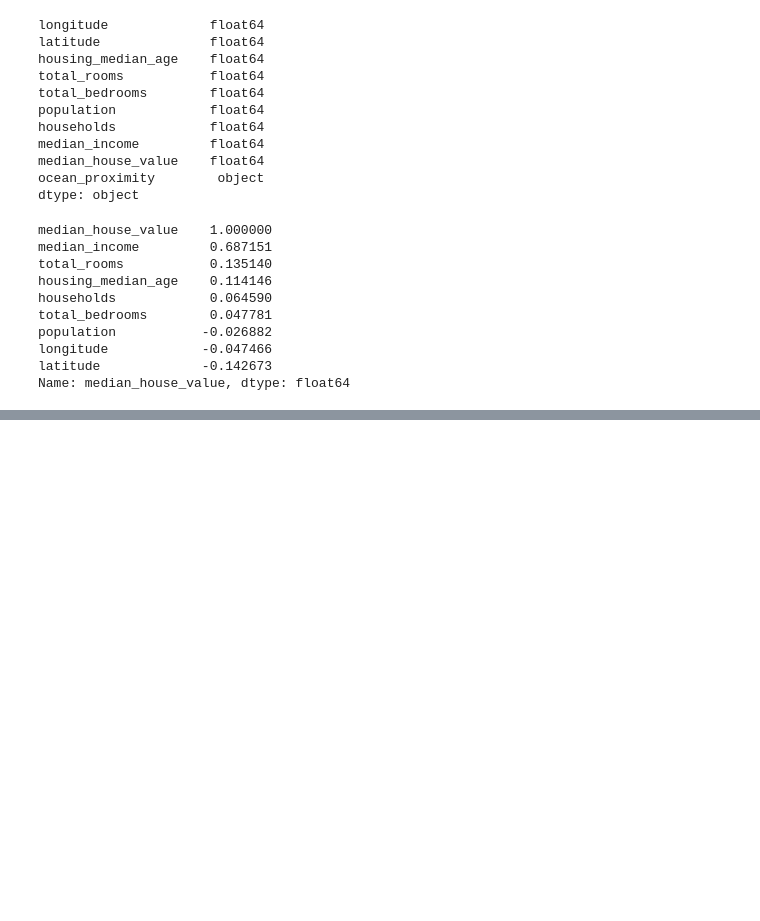
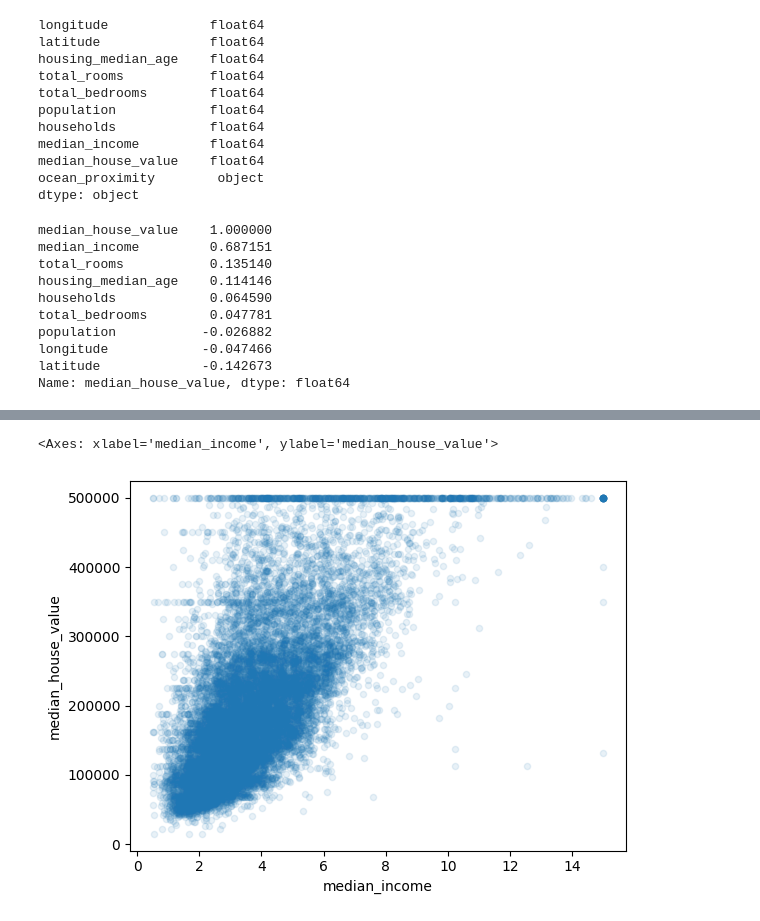
Before and after one commit to DougFigueroa/machine-learning-notebooks, a Jupyter notebook: linear_regression_housing/Housing.ipynb, the cells around one changed output, grey strips where cells are left out. Saved outputs shown, nothing was run; the diff lists cells and outputs as text; code cells hidden in the pictures; blank space fills up the shorter version.

```diff
--- a/linear_regression_housing/Housing.ipynb
+++ b/linear_regression_housing/Housing.ipynb
@@ -263,0 +289,7 @@ Name: median_house_value, dtype: float64
+# %%
+# you can see that the best correlation is between the median house value and the median income
+# the diagonal line can be omitted because is every variable agains themselves
+housing.plot(kind='scatter', x='median_income', y='median_house_value', alpha=0.1)
+# %% [output]
+<Axes: xlabel='median_income', ylabel='median_house_value'>
+[figure, added]
```
Also changed, not shown: parts of 1 cell of this notebook.
